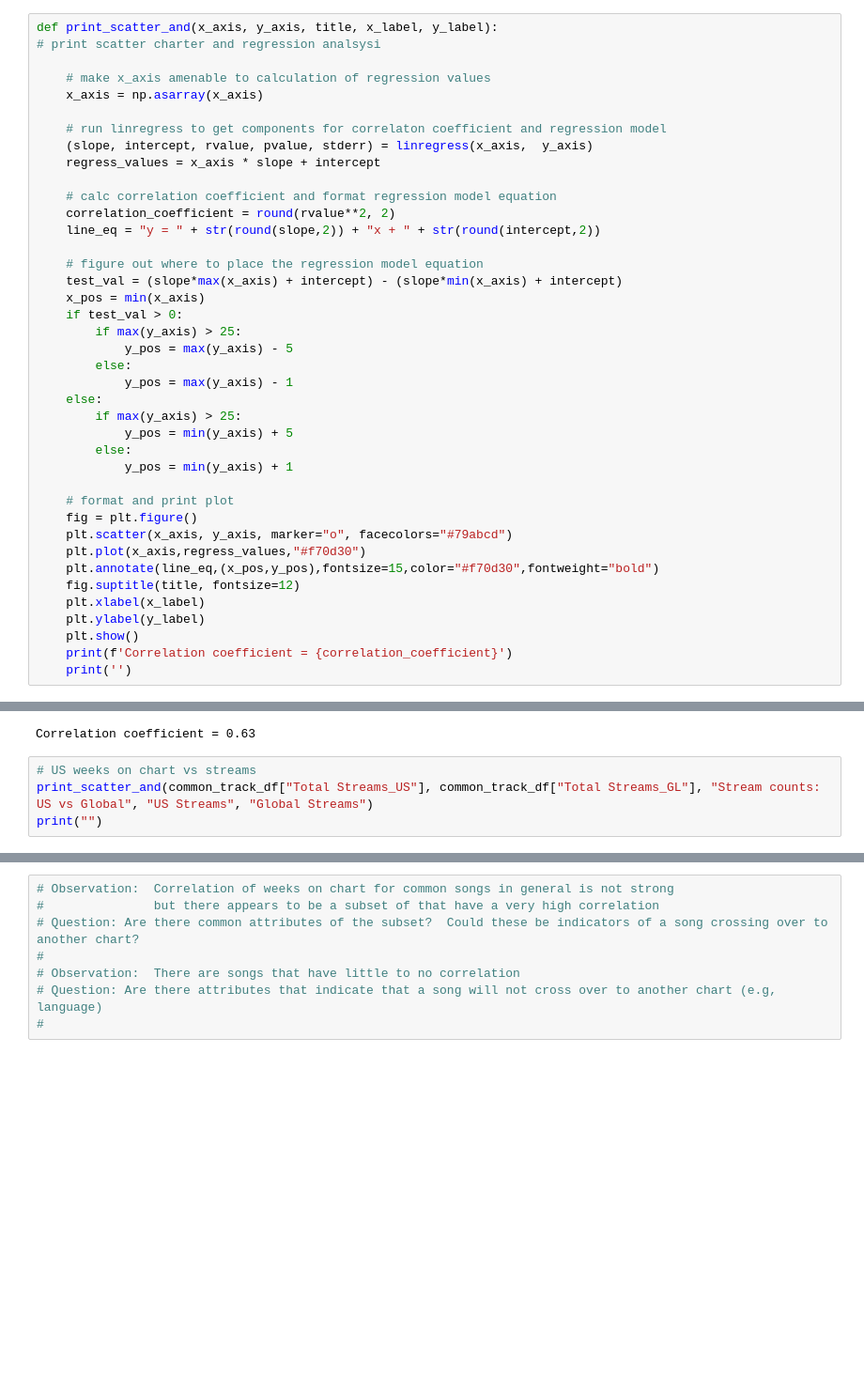
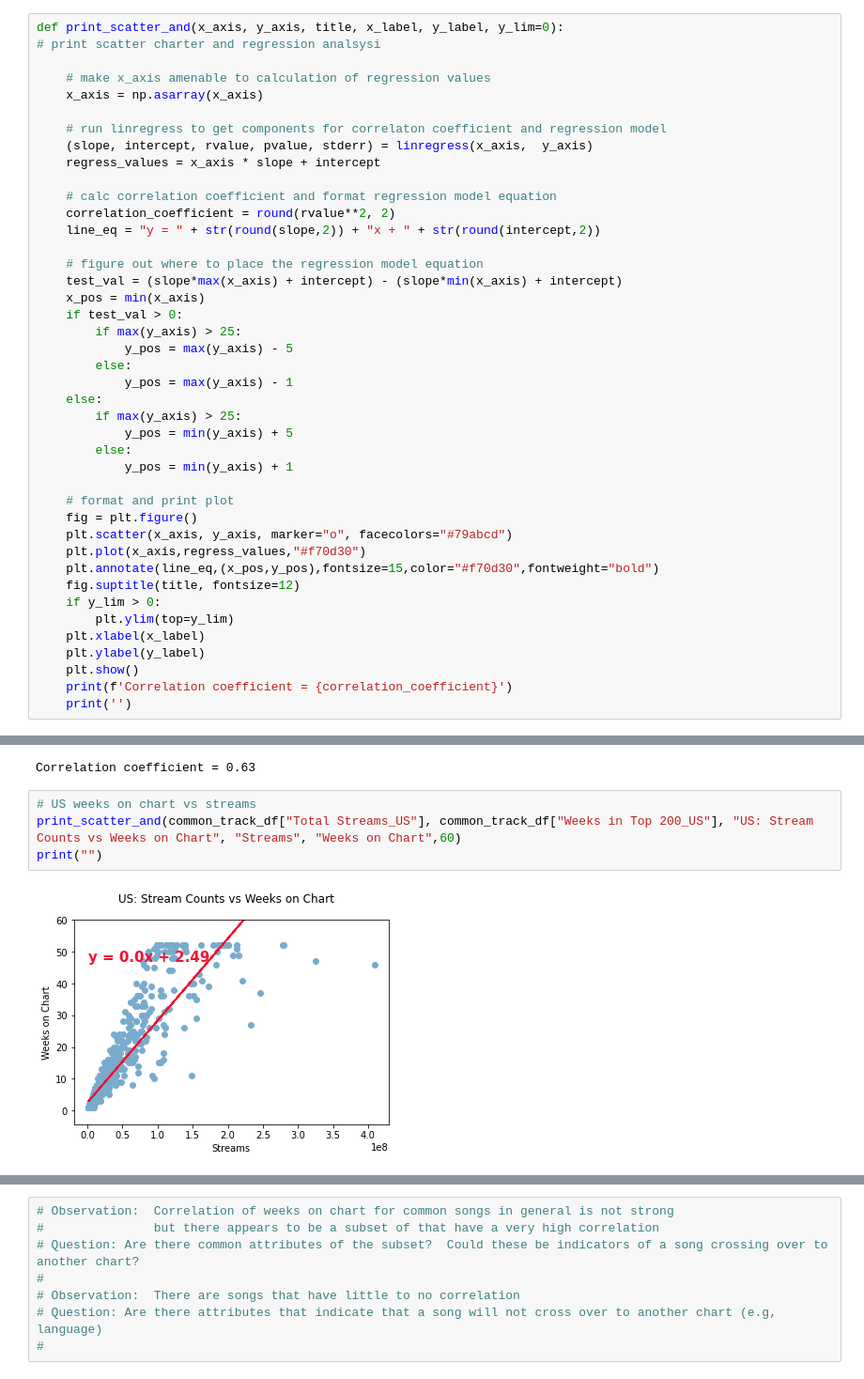
Before and after one commit to melissapeck88/Spotify-analysis, a Jupyter notebook: USGlobalCorrelation.ipynb, the cells around one changed output, grey strips where cells are left out. Shown at 94% size. Cells and saved outputs as stored; diff of their text form; blank space fills up the shorter version.

Commit message:
additional scatter plots + y_lim argument

```diff
--- a/USGlobalCorrelation.ipynb
+++ b/USGlobalCorrelation.ipynb
@@ -101,7 +101,7 @@ common_track_df = pd.merge(us_track_df, global_track_df, how='inner', on='Artist
 
 #common_track_df.head()
 # %%
-def print_scatter_and(x_axis, y_axis, title, x_label, y_label):
+def print_scatter_and(x_axis, y_axis, title, x_label, y_label, y_lim=0):
 # print scatter charter and regression analsysi
 
     # make x_axis amenable to calculation of regression values
@@ -135,6 +135,8 @@ def print_scatter_and(x_axis, y_axis, title, x_label, y_label):
     plt.plot(x_axis,regress_values,"#f70d30")
     plt.annotate(line_eq,(x_pos,y_pos),fontsize=15,color="#f70d30",fontweight="bold")
     fig.suptitle(title, fontsize=12)
+    if y_lim > 0:
+        plt.ylim(top=y_lim)
     plt.xlabel(x_label)
     plt.ylabel(y_label)
     plt.show()
@@ -279,5 +281,7 @@ print("")
 Correlation coefficient = 0.63
 # %%
 # US weeks on chart vs streams
-print_scatter_and(common_track_df["Total Streams_US"], common_track_df["Total Streams_GL"], "Stream counts: US vs Global", "US Streams", "Global Streams")
+print_scatter_and(common_track_df["Total Streams_US"], common_track_df["Weeks in Top 200_US"], "US: Stream Counts vs Weeks on Chart", "Streams", "Weeks on Chart",60)
 print("")
+# %% [output]
+[figure, added]
```
Also changed, not shown: parts of 2 cells of this notebook.
